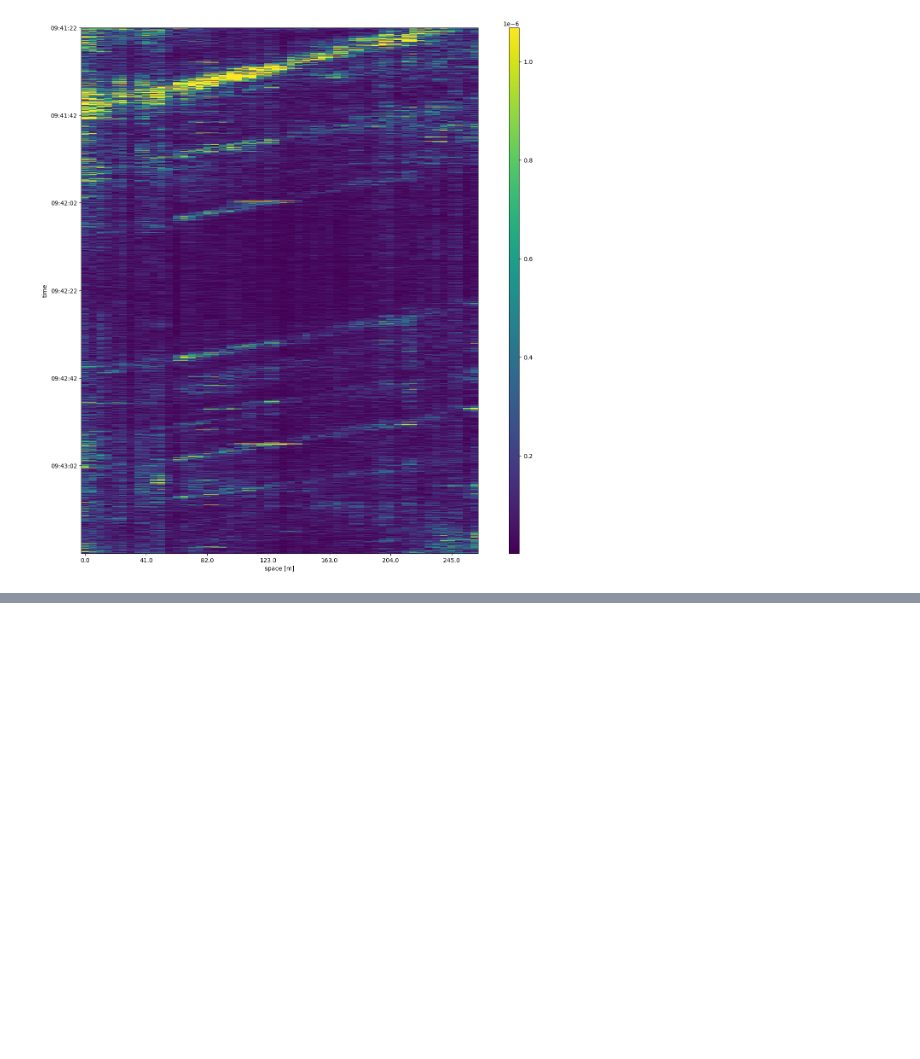
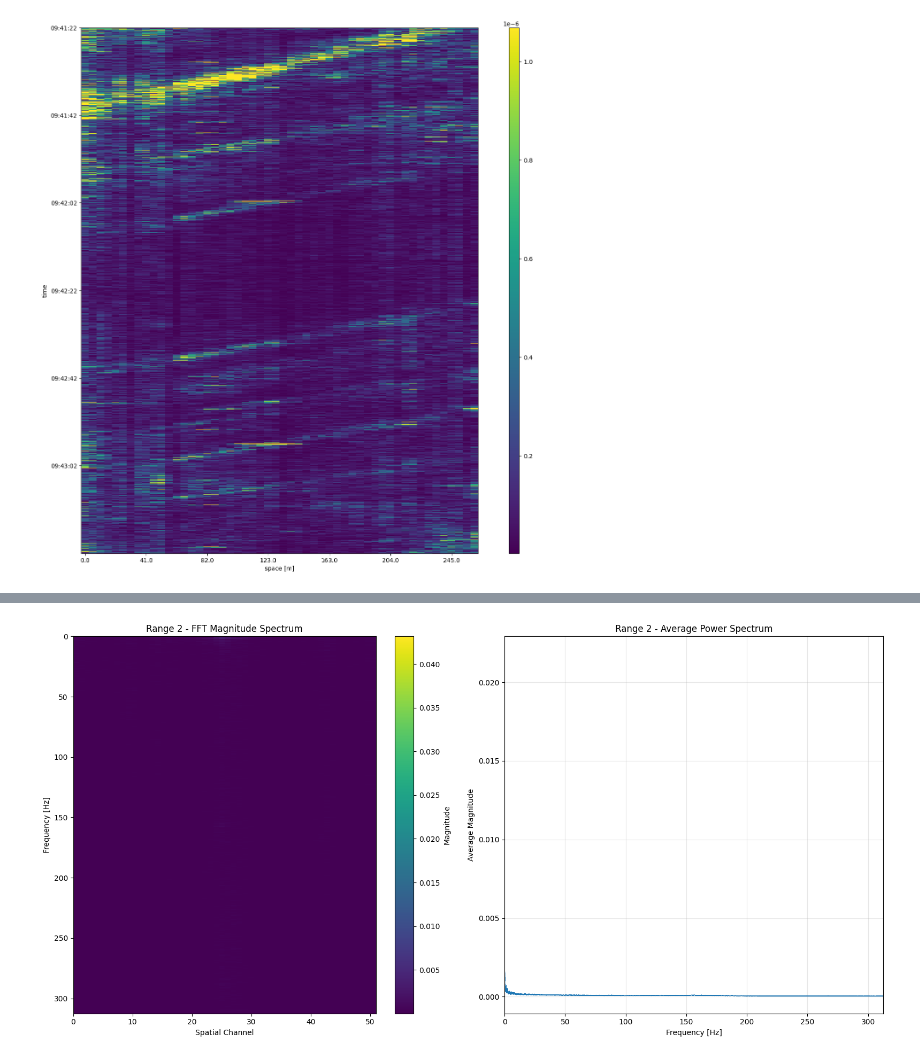
Before and after one commit to tbengric/CV_Project1, a Jupyter notebook: src/project1.ipynb, the cells around one changed output, grey strips where cells are left out. Cells and saved outputs as stored; diff of their text form; code cells hidden in the pictures; blank space fills up the shorter version.

```diff
--- a/src/project1.ipynb
+++ b/src/project1.ipynb
@@ -290,0 +356,26 @@ plt.show()
+# %%
+# Visualize FFT results for Range 2
+fig, axes = plt.subplots(1, 2, figsize=(16, 8))
+
+ax1 = axes[0]
+im1 = ax1.imshow(fft2, aspect='auto', cmap='viridis',
+                 extent=[0, fft2.shape[1]-1, freqs2[-1], freqs2[0]],
+                 interpolation='none')
+ax1.set_xlabel('Spatial Channel')
+ax1.set_ylabel('Frequency [Hz]')
+ax1.set_title('Range 2 - FFT Magnitude Spectrum')
+plt.colorbar(im1, ax=ax1, label='Magnitude')
+
+ax2 = axes[1]
+avg_spectrum = np.mean(fft2, axis=1)
+ax2.plot(freqs2, avg_spectrum, linewidth=0.5)
+ax2.set_xlabel('Frequency [Hz]')
+ax2.set_ylabel('Average Magnitude')
+ax2.set_title('Range 2 - Average Power Spectrum')
+ax2.grid(True, alpha=0.3)
+ax2.set_xlim([0, freqs2[-1]])
+
+plt.tight_layout()
+plt.show()
+# %% [output]
+[figure, added]
```
Also changed, not shown: parts of 9 cells of this notebook.
